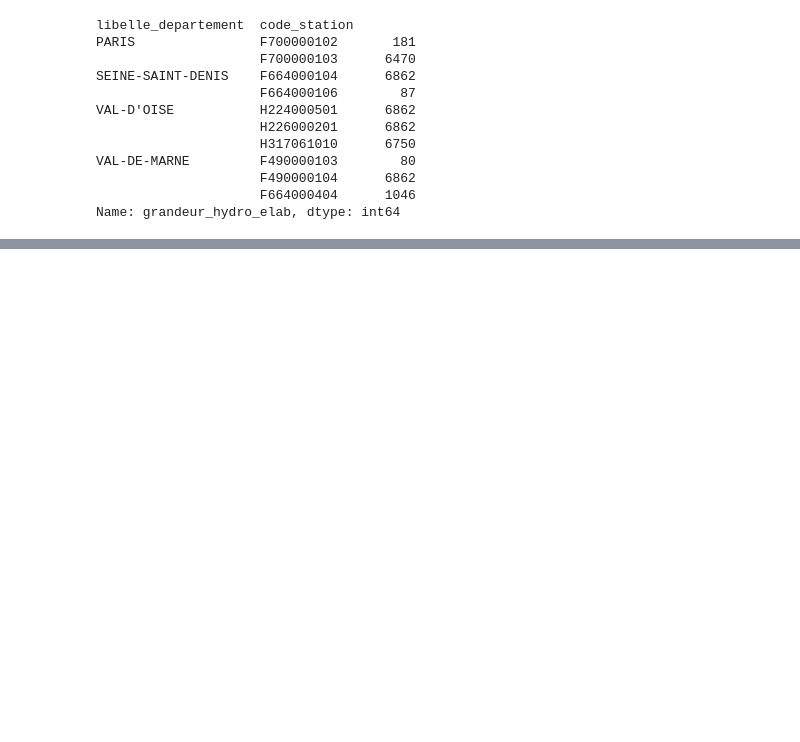
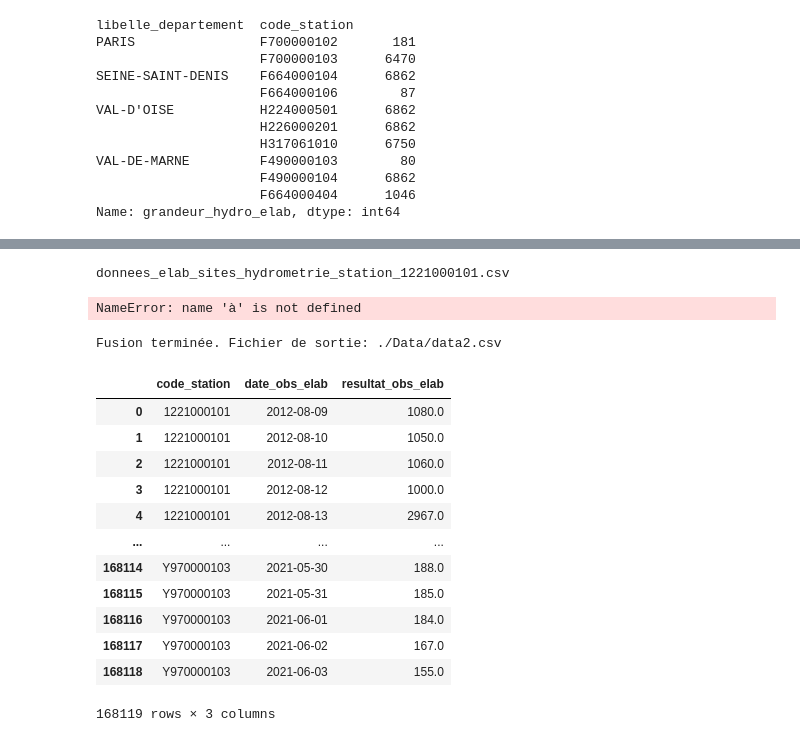
Before and after one commit to PI2-Equipe106/PI2_A5_Equipe_106, a Jupyter notebook: Data cleanining.ipynb, the cells around one changed output, grey strips where cells are left out. Saved outputs shown, nothing was run; the diff lists cells and outputs as text; code cells hidden in the pictures; blank space fills up the shorter version.

```diff
--- a/Data cleanining.ipynb
+++ b/Data cleanining.ipynb
@@ -108,6 +118,5 @@ sites2=sites[["code_site",'longitude_site', 'altitude_site']]
 # %%
-df2=pd.merge(df, stations2, on= ["code_site", "code_station"], how="left")
-df2=pd.merge(df2, sites2, on= ["code_site"], how="left")
+df2=pd.merge(df, stations2, on= ["code_station"], how="left")
 # %%
 df2.head()
 # %% [output]
@@ -196,0 +238,8 @@ df.to_csv('./Data/station_paris.csv', index=False)
+# %%
+import os
+import pandas as pd
+
+dossier_source = "./data_stations_elab"
+
+# Liste tous les fichiers dans le dossier source
+fichiers_csv = [f for f in os.listdir(dossier_source) if f.endswith('.csv')]
@@ -196,0 +266,53 @@ df.to_csv('./Data/station_paris.csv', index=False)
+# %%
+# Créez une liste pour stocker tous les dataframes
+dataframes = []
+
+# Fusionnez chaque fichier CSV dans un dataframe
+for fichier in fichiers_csv:
+    print(fichier)
+    chemin_fichier = os.path.join(dossier_source, fichier)
+    df = pd.read_csv(chemin_fichier)
+    df[à]
+    dataframes.append(df)
+# %% [output]
+donnees_elab_sites_hydrometrie_station_1221000101.csv
+NameError: name 'à' is not defined
+# %%
+
+
+# Créez une liste pour stocker tous les dataframes
+dataframes = []
+
+# Fusionnez chaque fichier CSV dans un dataframe
+for fichier in fichiers_csv:
+    chemin_fichier = os.path.join(dossier_source, fichier)
+    df = pd.read_csv(chemin_fichier)
+    dataframes.append(df)
+
+# Concaténez tous les dataframes en un seul
+df_final = pd.concat(dataframes, ignore_index=True)
+
+# Sauvegardez le dataframe final dans un fichier CSV
+chemin_sortie =  "./Data/data2.csv"
+
+df_final.to_csv(chemin_sortie, index=False)
+
+print(f"Fusion terminée. Fichier de sortie: {chemin_sortie}")
+# %% [output]
+Fusion terminée. Fichier de sortie: ./Data/data2.csv
+# %%
+df_final
+# %% [output]
+|  | code_station | date_obs_elab | resultat_obs_elab |
+| 0 | 1221000101 | 2012-08-09 | 1080.0 |
+| 1 | 1221000101 | 2012-08-10 | 1050.0 |
+| 2 | 1221000101 | 2012-08-11 | 1060.0 |
+| 3 | 1221000101 | 2012-08-12 | 1000.0 |
+| 4 | 1221000101 | 2012-08-13 | 2967.0 |
+| ... | ... | ... | ... |
+| 168114 | Y970000103 | 2021-05-30 | 188.0 |
+| 168115 | Y970000103 | 2021-05-31 | 185.0 |
+| 168116 | Y970000103 | 2021-06-01 | 184.0 |
+| 168117 | Y970000103 | 2021-06-02 | 167.0 |
+| 168118 | Y970000103 | 2021-06-03 | 155.0 |
+168119 rows × 3 columns
```
Also changed, not shown: parts of 8 cells of this notebook, 7 other files.
